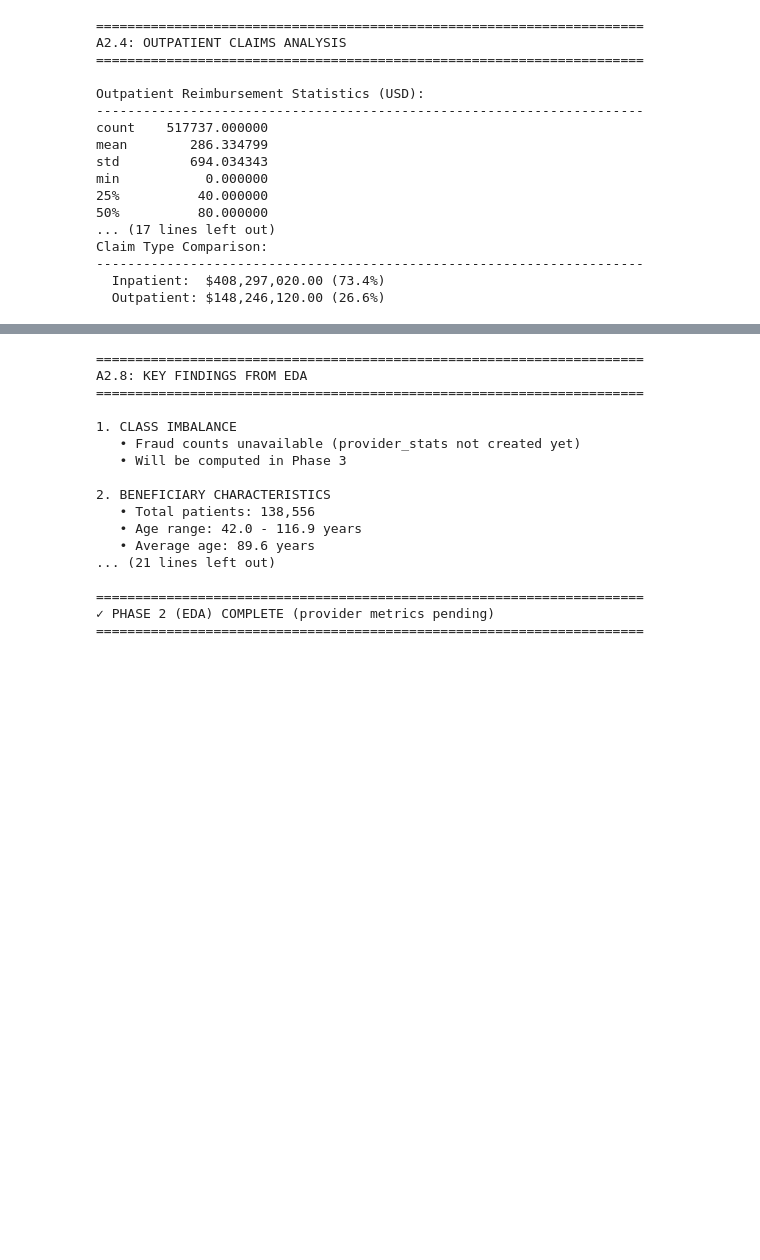
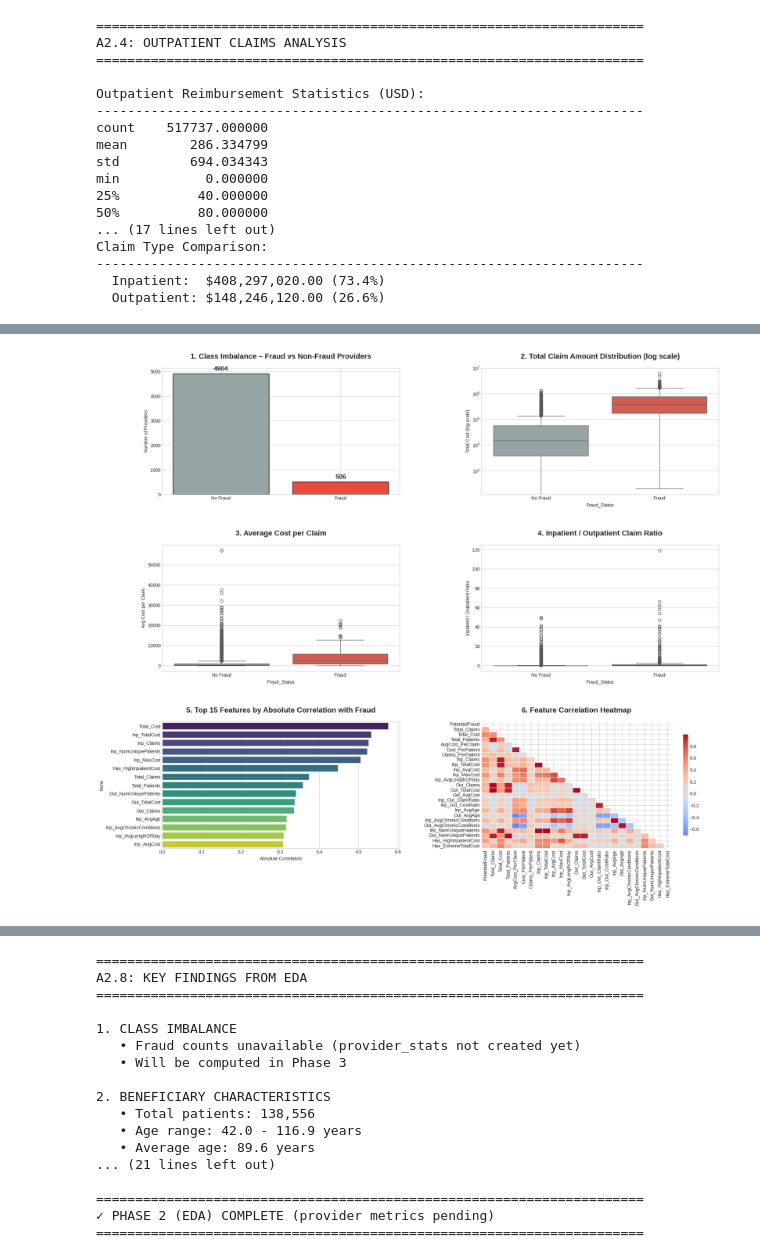
Before and after one commit to MAHMOUD-lab26/MachineLearning2, a Jupyter notebook: ML2.ipynb, the cells around one changed output, grey strips where cells are left out. Cells and saved outputs as stored; diff of their text form; code cells hidden in the pictures; blank space fills up the shorter version.

Commit message:
fixed errors and added titles for navigation

```diff
--- a/ML2.ipynb
+++ b/ML2.ipynb
@@ -1301,0 +1129,88 @@ NameError: name 'provider_stats' is not defined
+# %%
+# ===========================================================================
+# A2.6: CREATING ALL REQUIRED VISUALIZATIONS – FINAL FIXED VERSION
+# ===========================================================================
+
+import matplotlib.pyplot as plt
+import seaborn as sns
+import numpy as np
+import pandas as pd
+
+# Fix for newer matplotlib/seaborn versions
+plt.style.use('seaborn-v0_8-whitegrid')   # This style exists in 2024–2025
+
+# Use the correct dataframe (the one that actually exists after cleaning)
+df_plot = df_final.copy()
+
+# Ensure target is numeric and create readable label
+df_plot['PotentialFraud'] = df_plot['PotentialFraud'].astype(int)
+df_plot['Fraud_Status'] = df_plot['PotentialFraud'].map({1: 'Fraud', 0: 'No Fraud'})
+
+print("Generating the 6 required visualizations...\n")
+
+# Colors
+no_fraud_color = '#95a5a6'
+fraud_color    = '#e74c3c'
+
+# Create figure
+fig = plt.figure(figsize=(20, 18))
+
+# 1. Class Imbalance
+plt.subplot(3, 2, 1)
+counts = df_plot['Fraud_Status'].value_counts().reindex(['No Fraud', 'Fraud'])
+bars = plt.bar(counts.index, counts.values, color=[no_fraud_color, fraud_color], edgecolor='black', linewidth=1.2)
+plt.title('1. Class Imbalance – Fraud vs Non-Fraud Providers', fontsize=16, fontweight='bold', pad=20)
+plt.ylabel('Number of Providers')
+for bar in bars:
+    height = bar.get_height()
+    plt.text(bar.get_x() + bar.get_width()/2., height + 80,
+             f'{int(height)}', ha='center', va='bottom', fontsize=14, fontweight='bold')
+
+# 2. Total Claim Amount (log scale)
+plt.subplot(3, 2, 2)
+sns.boxplot(data=df_plot, x='Fraud_Status', y='Total_Cost', palette=[no_fraud_color, fraud_color])
+plt.title('2. Total Claim Amount Distribution (log scale)', fontsize=16, fontweight='bold', pad=20)
+plt.yscale('log')
+plt.ylabel('Total Cost (log scale)')
+
+# 3. Average Cost per Claim
+plt.subplot(3, 2, 3)
+sns.boxplot(data=df_plot, x='Fraud_Status', y='AvgCost_PerClaim', palette=[no_fraud_color, fraud_color])
+plt.title('3. Average Cost per Claim', fontsize=16, fontweight='bold', pad=20)
+plt.ylabel('Avg Cost per Claim')
+
+# 4. Inpatient-to-Outpatient Claim Ratio
+plt.subplot(3, 2, 4)
+sns.boxplot(data=df_plot, x='Fraud_Status', y='Inp_Out_ClaimRatio', palette=[no_fraud_color, fraud_color])
+plt.title('4. Inpatient / Outpatient Claim Ratio', fontsize=16, fontweight='bold', pad=20)
+plt.ylabel('Inpatient / Outpatient Ratio')
+
+# 5. Top 15 Features by Correlation with Fraud
+plt.subplot(3, 2, 5)
+corr_with_fraud = df_plot.select_dtypes(include=[np.number]) \
+                        .corrwith(df_plot['PotentialFraud']) \
+                        .abs() \
+                        .drop('PotentialFraud', errors='ignore') \
+                        .sort_values(ascending=False) \
+                        .head(15)
+
+sns.barplot(x=corr_with_fraud.values, y=corr_with_fraud.index, palette='viridis')
+plt.title('5. Top 15 Features by Absolute Correlation with Fraud', fontsize=16, fontweight='bold', pad=20)
+plt.xlabel('Absolute Correlation')
+
+# 6. Correlation Heatmap
+plt.subplot(3, 2, 6)
+numeric_cols = df_plot.select_dtypes(include=[np.number])
+corr = numeric_cols.corr()
+mask = np.triu(np.ones_like(corr, dtype=bool))
+sns.heatmap(corr, mask=mask, cmap='coolwarm', center=0, linewidths=0.5, cbar_kws={"shrink": 0.8})
+plt.title('6. Feature Correlation Heatmap', fontsize=16, fontweight='bold', pad=20)
+
+# Final adjustments and save
+plt.tight_layout(pad=5.0)
+plt.savefig('EDA_6_visualizations.png', dpi=300, bbox_inches='tight')
+plt.show()
+
+print("All 6 visualizations successfully created!")
+print("Saved as 'EDA_6_visualizations.png' — ready for your report!")
+# %% [output]
@@ -1301,0 +1218 @@ NameError: name 'provider_stats' is not defined
+[figure, added]
```
Also changed, not shown: parts of 37 cells of this notebook.
